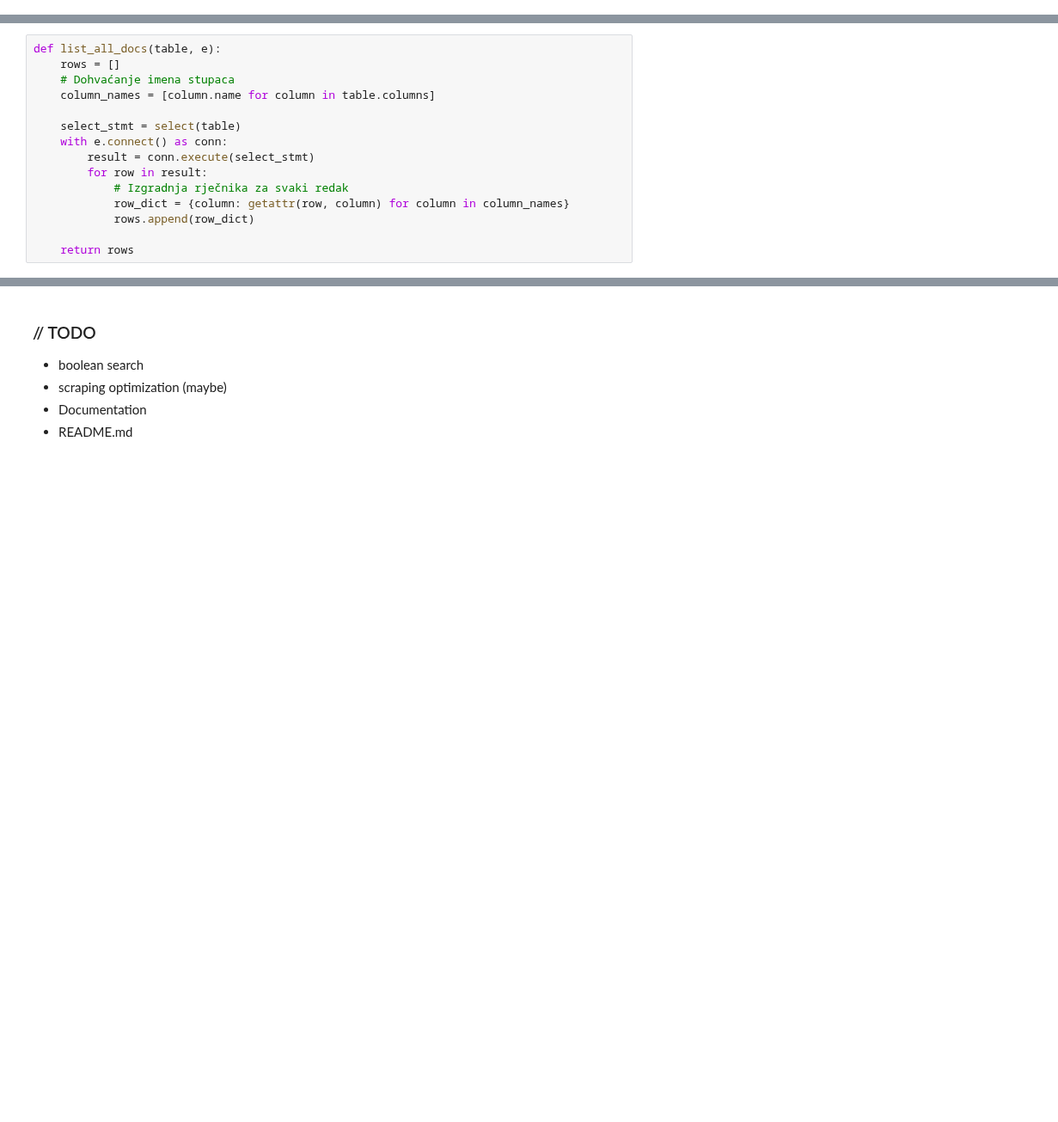
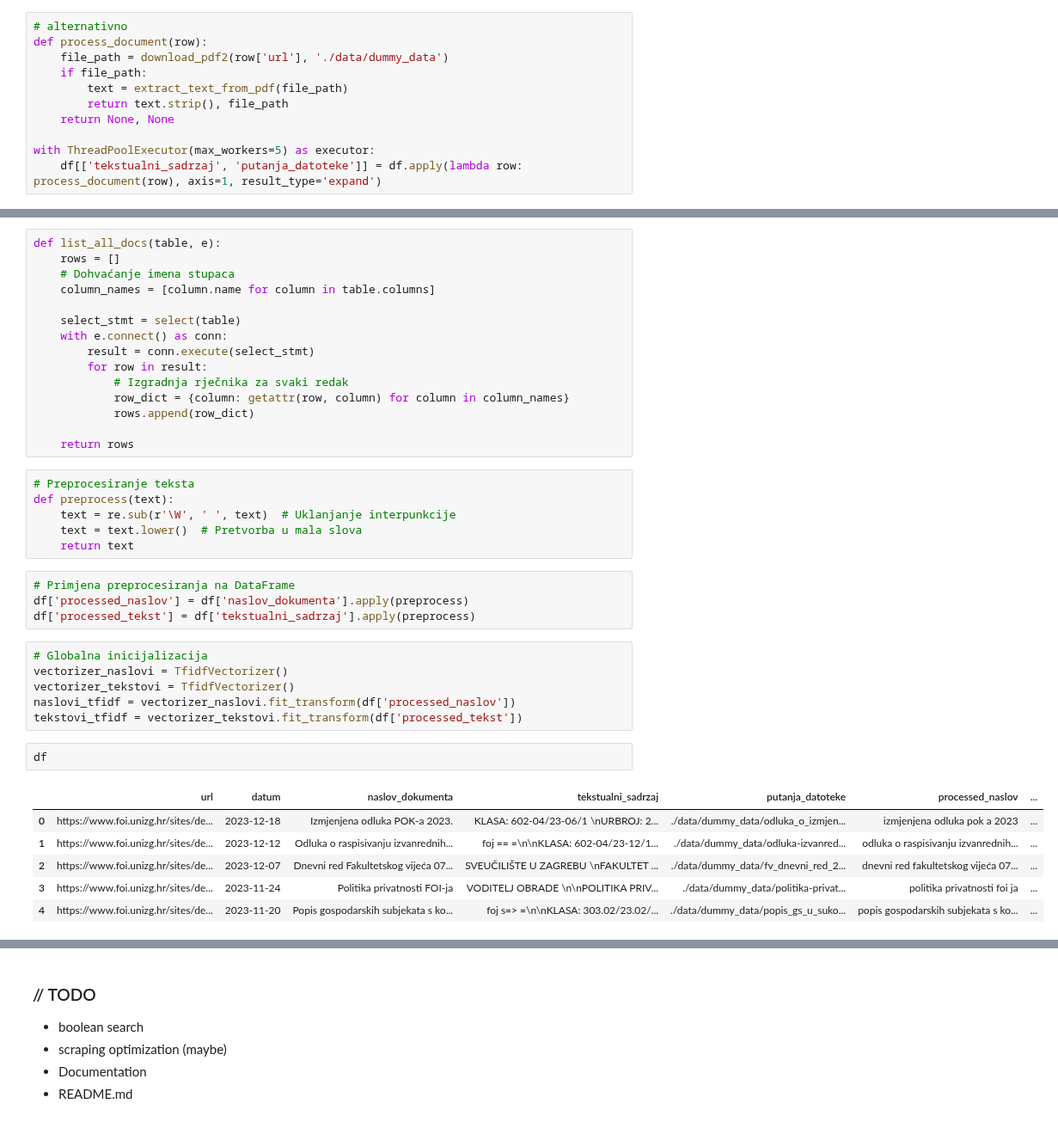
Before and after one commit to dsabljic/PAP-FOI-docs, a Jupyter notebook: Main.ipynb, the cells around one changed output, grey strips where cells are left out. Shown at 86% size. Saved outputs shown, nothing was run; the diff lists cells and outputs as text; blank space fills up the shorter version.

Commit message:
Pretraga naslova

```diff
--- a/Main.ipynb
+++ b/Main.ipynb
@@ -404,6 +374,17 @@ def extract_text_from_pdf(file_path):
         return extract_text(file_path)
 # %% [markdown]
 ## Text & path pipeline
+# %%
+# alternativno
+def process_document(row):
+    file_path = download_pdf2(row['url'], './data/dummy_data')
+    if file_path:
+        text = extract_text_from_pdf(file_path)
+        return text.strip(), file_path
+    return None, None
+
+with ThreadPoolExecutor(max_workers=5) as executor:
+    df[['tekstualni_sadrzaj', 'putanja_datoteke']] = df.apply(lambda row: process_document(row), axis=1, result_type='expand')
 # %%
 df['tekstualni_sadrzaj'] = None
 df['putanja_datoteke'] = None
@@ -527,6 +508,31 @@ def list_all_docs(table, e):
             rows.append(row_dict)
 
     return rows
+# %%
+# Preprocesiranje teksta
+def preprocess(text):
+    text = re.sub(r'\W', ' ', text)  # Uklanjanje interpunkcije
+    text = text.lower()  # Pretvorba u mala slova
+    return text
+# %%
+# Primjena preprocesiranja na DataFrame
+df['processed_naslov'] = df['naslov_dokumenta'].apply(preprocess)
+df['processed_tekst'] = df['tekstualni_sadrzaj'].apply(preprocess)
+# %%
+# Globalna inicijalizacija
+vectorizer_naslovi = TfidfVectorizer()
+vectorizer_tekstovi = TfidfVectorizer()
+naslovi_tfidf = vectorizer_naslovi.fit_transform(df['processed_naslov'])
+tekstovi_tfidf = vectorizer_tekstovi.fit_transform(df['processed_tekst'])
+# %%
+df
+# %% [output]
+|  | url | datum | naslov_dokumenta | tekstualni_sadrzaj | putanja_datoteke | processed_naslov | ... |
+| 0 | https://www.foi.unizg.hr/sites/de... | 2023-12-18 | Izmjenjena odluka POK-a 2023. | KLASA: 602-04/23-06/1 \nURBROJ: 2... | ./data/dummy_data/odluka_o_izmjen... | izmjenjena odluka pok a 2023 | ... |
+| 1 | https://www.foi.unizg.hr/sites/de... | 2023-12-12 | Odluka o raspisivanju izvanrednih... | foj == =\n\nKLASA: 602-04/23-12/1... | ./data/dummy_data/odluka-izvanred... | odluka o raspisivanju izvanrednih... | ... |
+| 2 | https://www.foi.unizg.hr/sites/de... | 2023-12-07 | Dnevni red Fakultetskog vijeća 07... | SVEUČILIŠTE U ZAGREBU \nFAKULTET ... | ./data/dummy_data/fv_dnevni_red_2... | dnevni red fakultetskog vijeća 07... | ... |
+| 3 | https://www.foi.unizg.hr/sites/de... | 2023-11-24 | Politika privatnosti FOI-ja | VODITELJ OBRADE \n\nPOLITIKA PRIV... | ./data/dummy_data/politika-privat... | politika privatnosti foi ja | ... |
+| 4 | https://www.foi.unizg.hr/sites/de... | 2023-11-20 | Popis gospodarskih subjekata s ko... | foj s=> =\n\nKLASA: 303.02/23.02/... | ./data/dummy_data/popis_gs_u_suko... | popis gospodarskih subjekata s ko... | ... |
 # %%
 app = Flask(__name__)
 
```
Also changed, not shown: parts of 11 cells of this notebook.
